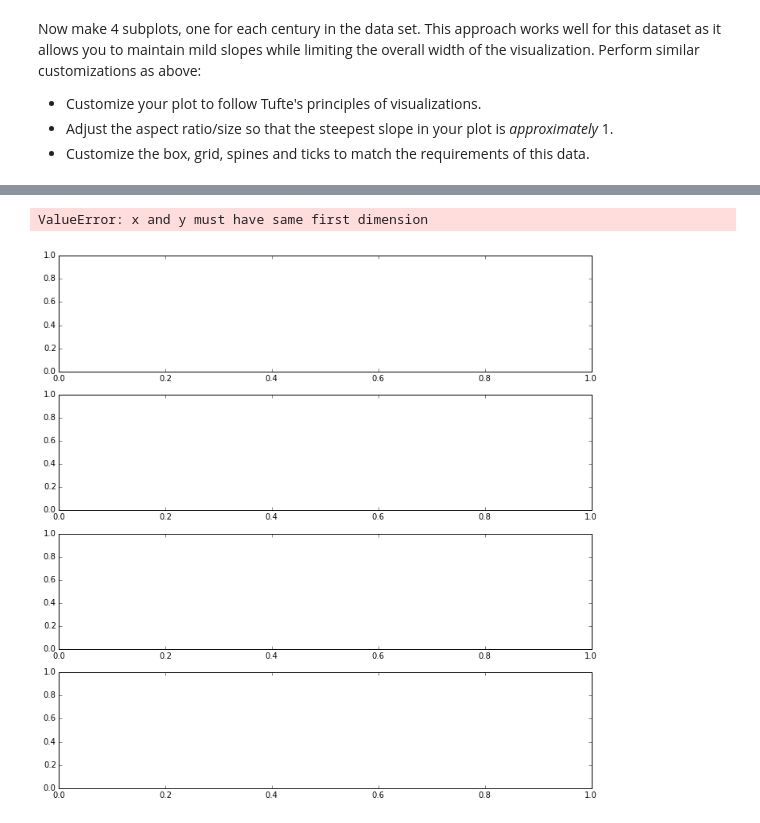
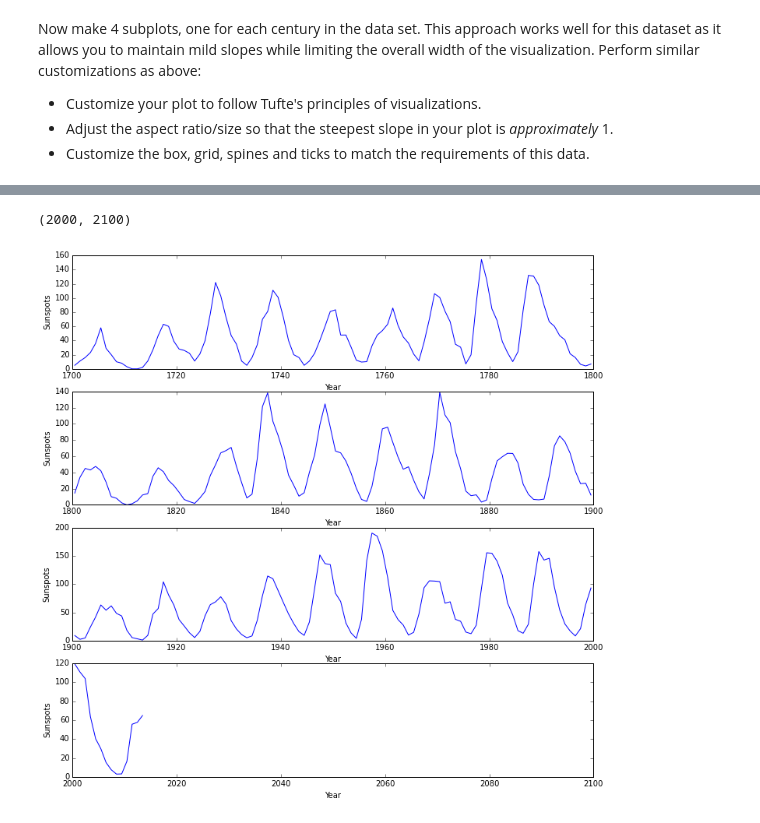
Before and after one commit to SJSlavin/phys202-2015-work, a Jupyter notebook: assignments/assignment04/MatplotlibEx01.ipynb, the cells around one changed output, grey strips where cells are left out. Saved outputs shown, nothing was run; the diff lists cells and outputs as text; code cells hidden in the pictures.

```diff
--- a/assignments/assignment04/MatplotlibEx01.ipynb
+++ b/assignments/assignment04/MatplotlibEx01.ipynb
@@ -83,28 +101,29 @@ Now make 4 subplots, one for each century in the data set. This approach works w
 # %%
 # YOUR CODE HERE
 fig, ax = plt.subplots(4, 1, figsize=(12,12))
 
+plt.sca(ax[0])
+plt.plot(year[0:100], ssc[0:100])
+plt.ylabel("Sunspots")
+plt.xlabel("Year")
+
 plt.sca(ax[1])
-plt.plot(ssc, year[1700:1800])
+plt.plot(year[100:200], ssc[100:200])
 plt.ylabel("Sunspots")
 plt.xlabel("Year")
 
 plt.sca(ax[2])
-plt.plot(ssc, year[1800:1900])
+plt.plot(year[200:300], ssc[200:300])
 plt.ylabel("Sunspots")
 plt.xlabel("Year")
 
 plt.sca(ax[3])
-plt.plot(ssc, year[1900:2000])
+plt.plot(year[300:-1], ssc[300:-1])
 plt.ylabel("Sunspots")
 plt.xlabel("Year")
-
-plt.sca(ax[4])
-plt.plot(ssc, year[2000:2100])
-plt.ylabel("Sunspots")
-plt.xlabel("Year")
+plt.xlim([2000, 2100])
 # %% [output]
-ValueError: x and y must have same first dimension
+(2000, 2100)
-[figure, old version]
+[figure, new version]
 # %%
 assert True # leave for grading
```
Also changed, not shown: parts of 2 cells of this notebook, 2 other files.
